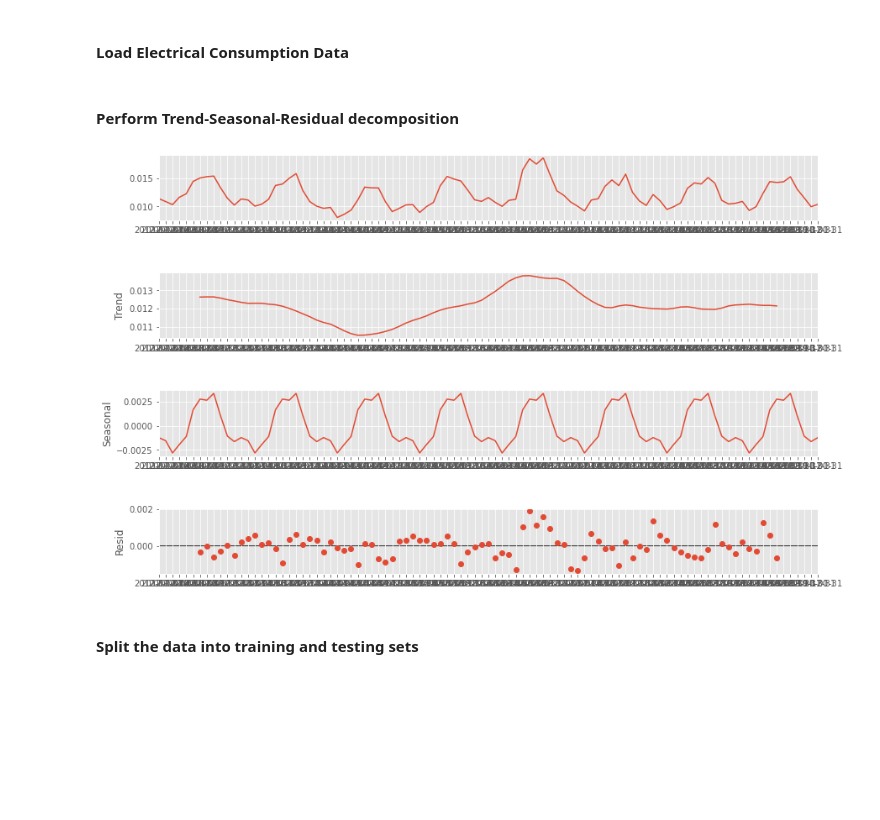
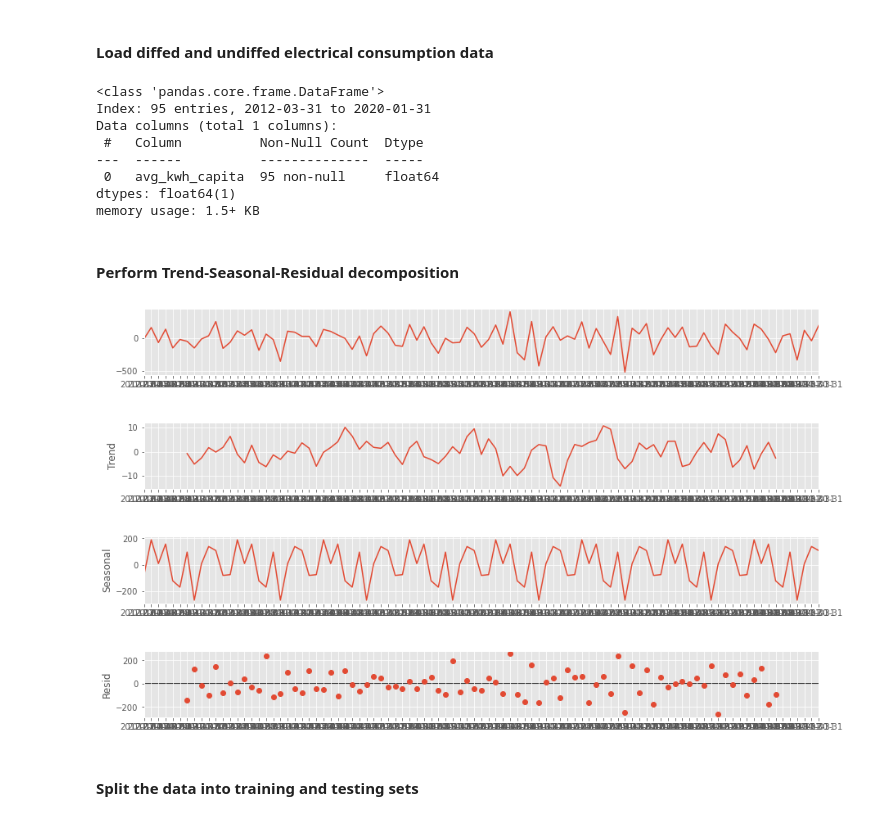
Before and after one commit to katiejohnsonsf/Forecasting-a-Carbon-Zero-City, a Jupyter notebook: Models.ipynb, the cells around one changed output. Cells and saved outputs as stored; diff of their text form; code cells hidden in the pictures; blank space fills up the shorter version.

```diff
--- a/Models.ipynb
+++ b/Models.ipynb
@@ -44,5 +46,5 @@ import itertools
 # %% [markdown]
-<h4>Load Electrical Consumption Data</h4>
+<h4>Load diffed and undiffed electrical consumption data</h4>
 # %%
-# load non stationary consumption data from EDA notebook (not diffed)
-not_diffed = pd.read_csv('stationary-data/not_diffed.csv').set_index('Date')
+# load stationary consumption data from EDA notebook (diffed 2x)
+diffed = pd.read_csv('stationary-data/diffed_data.csv').set_index('Date')
@@ -49,13 +54,24 @@ not_diffed = pd.read_csv('stationary-data/not_diffed.csv').set_index('Date')
+# %%
+diffed.info()
+# %% [output]
+<class 'pandas.core.frame.DataFrame'>
+Index: 95 entries, 2012-03-31 to 2020-01-31
+Data columns (total 1 columns):
+ #   Column          Non-Null Count  Dtype
+---  ------          --------------  -----
+ 0   avg_kwh_capita  95 non-null     float64
+dtypes: float64(1)
+memory usage: 1.5+ KB
 # %% [markdown]
 <h4>Perform Trend-Seasonal-Residual decomposition</h4>
 # %%
-res = sm.tsa.seasonal_decompose(not_diffed,period=12)
+res = sm.tsa.seasonal_decompose(diffed,period=12)
 fig = res.plot()
 fig.set_figheight(8)
 fig.set_figwidth(15)
-plt.savefig('images/seas_decomp_not_diffed.png')
+plt.savefig('images/seas_decomp_diffed.png')
 # %% [output]
-[figure, old version]
+[figure, new version]
 # %% [markdown]
 <h4>Split the data into training and testing sets</h4>
 # %%
```
Also changed, not shown: parts of 39 cells of this notebook, 1 other file.
